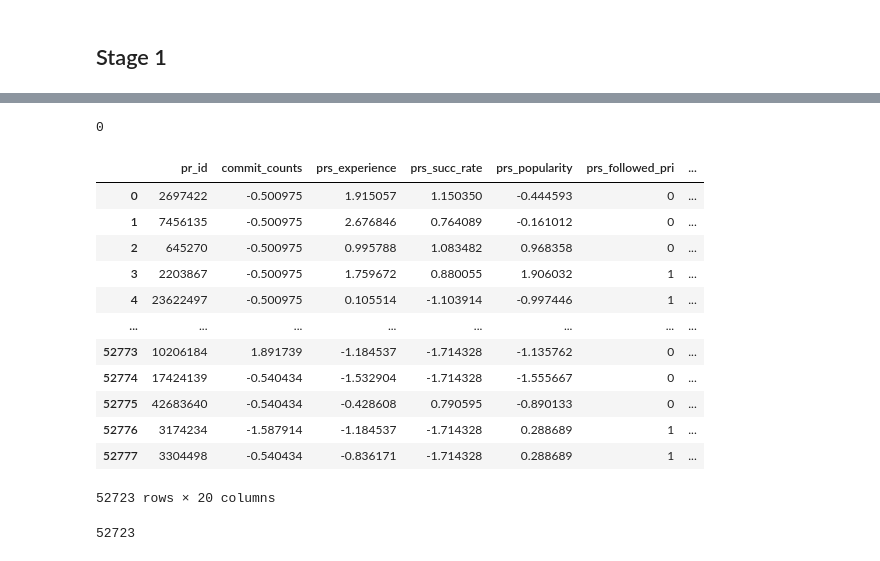
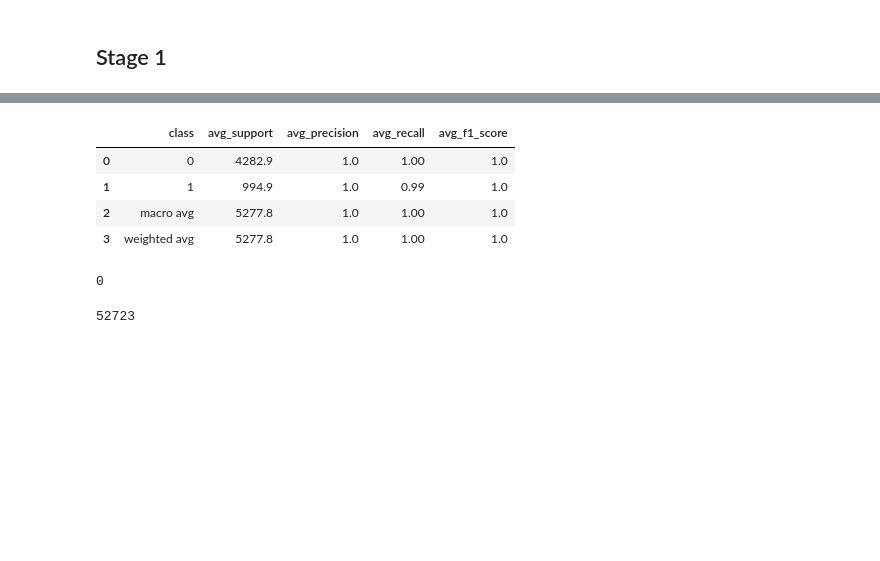
Before and after one commit to amirrshams/PR-comment-classifier, a Jupyter notebook: Dataset_mining/Classification.ipynb, the cells around one changed output, grey strips where cells are left out. Saved outputs shown, nothing was run; the diff lists cells and outputs as text; code cells hidden in the pictures; blank space fills up the shorter version.

```diff
--- a/Dataset_mining/Classification.ipynb
+++ b/Dataset_mining/Classification.ipynb
@@ -192,3 +196,44 @@ metrics_df = pd.DataFrame(all_accuracies)
+# %%
+metrics_df_wa = metrics_df.drop(columns='accuracy')
+
+
+averages_stage1 = {}
+
+
+for class_label, dicts in metrics_df_wa.items():
+    metric_sums = {'precision': 0, 'recall': 0, 'f1-score': 0, 'support': 0}
+
+    for metric_dict in dicts:
+        metric_sums['precision'] += metric_dict['precision']
+        metric_sums['recall'] += metric_dict['recall']
+        metric_sums['f1-score'] += metric_dict['f1-score']
+        metric_sums['support'] += metric_dict['support']
+
+
+    averages_stage1[class_label] = {
+        'avg_support': metric_sums['support'] / len(dicts),
+        'avg_precision': metric_sums['precision'] / len(dicts),
+        'avg_recall': metric_sums['recall'] / len(dicts),
+        'avg_f1_score': metric_sums['f1-score'] / len(dicts)
+    }
+averages__stage1_df = pd.DataFrame(averages_stage1).T
+
+averages__stage1_df['avg_precision'] = averages__stage1_df['avg_precision'].round(2)
+averages__stage1_df['avg_recall'] = averages__stage1_df['avg_recall'].round(2)
+averages__stage1_df['avg_f1_score'] = averages__stage1_df['avg_f1_score'].round(2)
+averages__stage1_df['avg_support'] = averages__stage1_df['avg_support'].round(2)
+
+
+averages__stage1_df.reset_index(inplace=True)
+averages__stage1_df.rename(columns={'index': 'class'}, inplace=True)
+
+averages__stage1_df
+# %% [output]
+|  | class | avg_support | avg_precision | avg_recall | avg_f1_score |
+| 0 | 0 | 4282.9 | 1.0 | 1.00 | 1.0 |
+| 1 | 1 | 994.9 | 1.0 | 0.99 | 1.0 |
+| 2 | macro avg | 5277.8 | 1.0 | 1.00 | 1.0 |
+| 3 | weighted avg | 5277.8 | 1.0 | 1.00 | 1.0 |
 # %%
 y_for_next_stage = consistently_correct_df['status']
 # %%
@@ -196,23 +241,6 @@ y_for_next_stage = consistently_correct_df['status']
 consistently_correct_df.duplicated().sum()
 # %% [output]
 0
-# %%
-#show the rows where consistently_correct is True
-consistently_correct_df[consistently_correct_df['Consistently_Correct'] == False]
-# %% [output]
-|  | pr_id | commit_counts | prs_experience | prs_succ_rate | prs_popularity | prs_followed_pri | ... |
-| 0 | 2697422 | -0.500975 | 1.915057 | 1.150350 | -0.444593 | 0 | ... |
-| 1 | 7456135 | -0.500975 | 2.676846 | 0.764089 | -0.161012 | 0 | ... |
-| 2 | 645270 | -0.500975 | 0.995788 | 1.083482 | 0.968358 | 0 | ... |
-| 3 | 2203867 | -0.500975 | 1.759672 | 0.880055 | 1.906032 | 1 | ... |
-| 4 | 23622497 | -0.500975 | 0.105514 | -1.103914 | -0.997446 | 1 | ... |
-| ... | ... | ... | ... | ... | ... | ... | ... |
-| 52773 | 10206184 | 1.891739 | -1.184537 | -1.714328 | -1.135762 | 0 | ... |
-| 52774 | 17424139 | -0.540434 | -1.532904 | -1.714328 | -1.555667 | 0 | ... |
-| 52775 | 42683640 | -0.540434 | -0.428608 | 0.790595 | -0.890133 | 0 | ... |
-| 52776 | 3174234 | -1.587914 | -1.184537 | -1.714328 | 0.288689 | 1 | ... |
-| 52777 | 3304498 | -0.540434 | -0.836171 | -1.714328 | 0.288689 | 1 | ... |
-52723 rows × 20 columns
 # %%
 y_for_next_stage.count()
 #52723 compared to 52778. looks correct based on our accuracy 55 are gone
```
Also changed, not shown: parts of 3 cells of this notebook.
